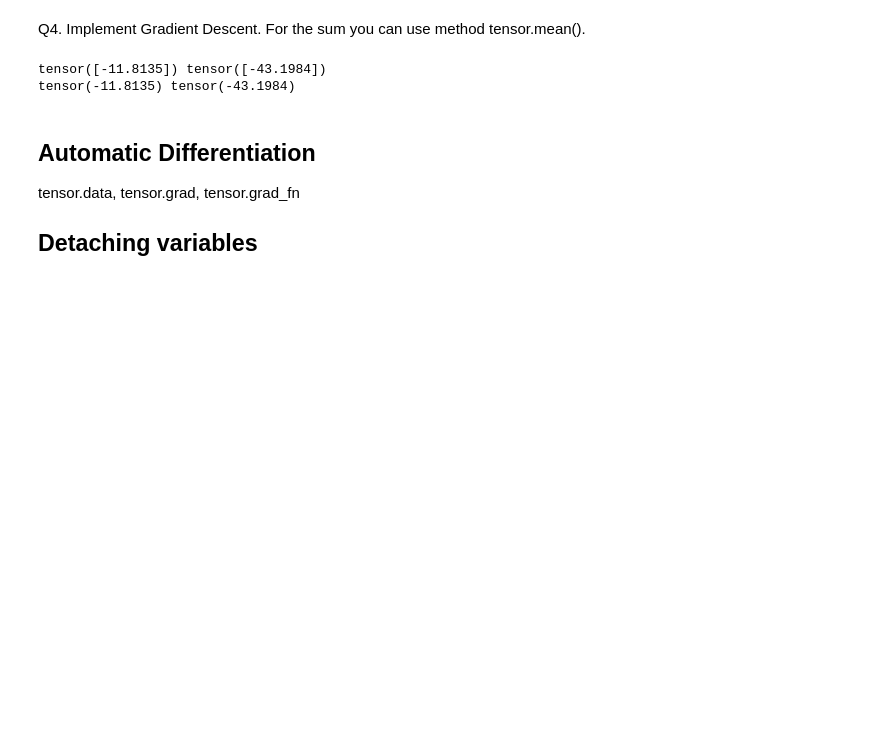
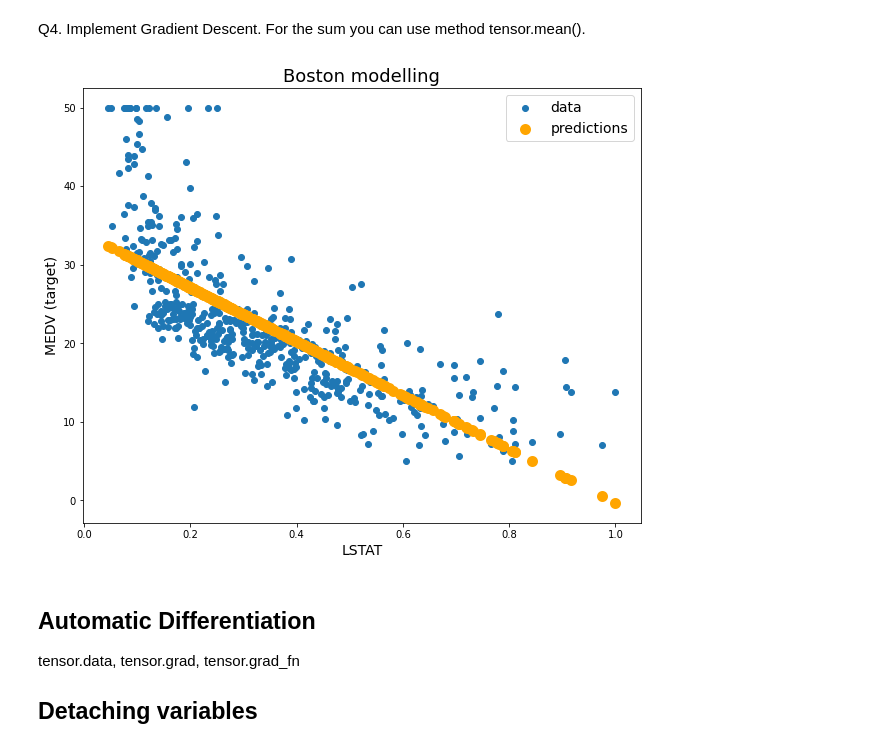
Before and after one commit to anton-selitskiy/NN_Tutorial, a Jupyter notebook: Tutorial1.ipynb, the cells around one changed output. Saved outputs shown, nothing was run; the diff lists cells and outputs as text; code cells hidden in the pictures; blank space fills up the shorter version.

```diff
--- a/Tutorial1.ipynb
+++ b/Tutorial1.ipynb
@@ -94,31 +96,30 @@ b_old = b_0
 # %% [markdown]
 Q4. Implement Gradient Descent. For the sum you can use method tensor.mean().
 # %%
-from IPython.display import clear_output
+
 alpha = 0.5
-for i in range(1):
+for i in range(100):
   y_pred = w_old*x+b_old  # prediction
-  dw =
-  db =
+  dw = 2*torch.mean(x*(y_pred-y))
+  db = 2*torch.mean((y_pred-y))
 
-  w_new =
-  b_new =
+  w_new = w_old - alpha*dw
+  b_new = b_old - alpha*db
   w_old = w_new
   b_old = b_new
 
   if (i + 1) % 5 == 0:
     clear_output(True)
     plt.figure(figsize=(10,8))
     plt.scatter(x, y, label="data")
     plt.scatter(x, y_pred, color="orange", linewidth=5, label="predictions")
     plt.xlabel("LSTAT", fontsize=14)
     plt.ylabel("MEDV (target)", fontsize=14)
     plt.title("Boston modelling", fontsize=18)
     plt.legend(fontsize=14)
     plt.show()
 # %% [output]
-tensor([-11.8135]) tensor([-43.1984])
-tensor(-11.8135) tensor(-43.1984)
+[figure, added]
 # %% [markdown]
 ## Automatic Differentiation
 tensor.data, tensor.grad, tensor.grad_fn
```
Also changed, not shown: parts of 35 cells of this notebook.
